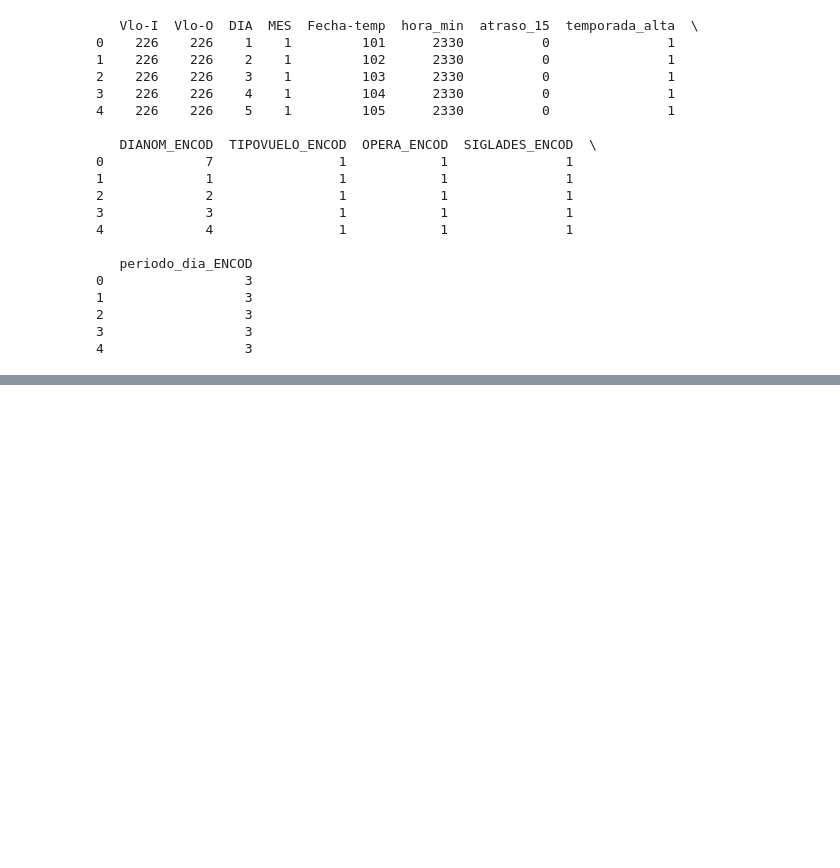
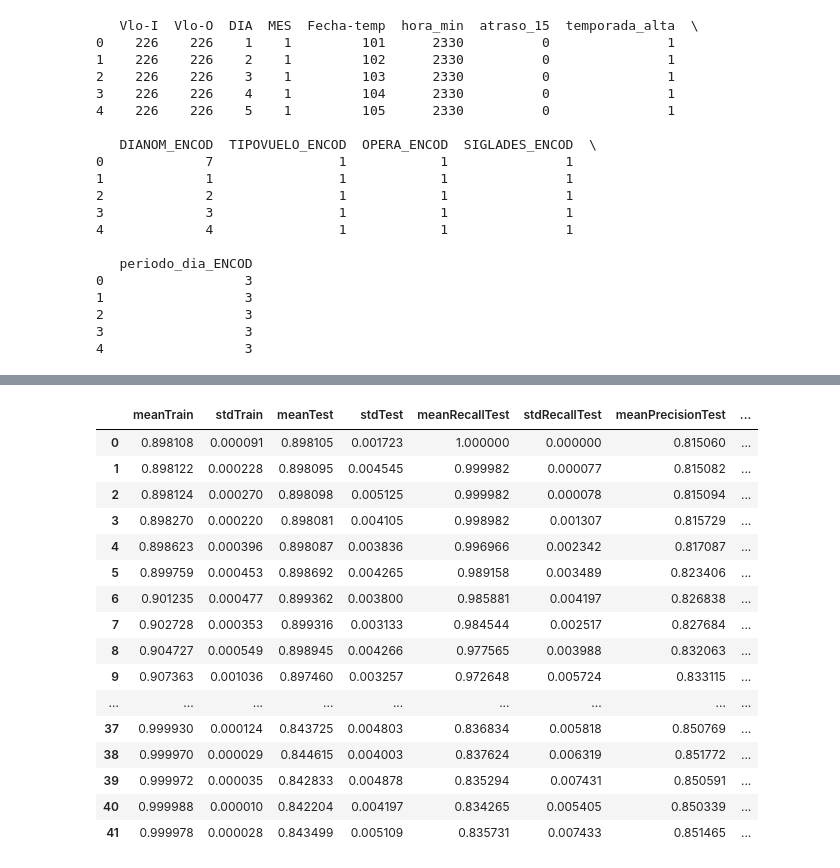
Before and after one commit to hecmil/DS_LATAM, a Jupyter notebook: solution.ipynb, the cells around one changed output, grey strips where cells are left out. Saved outputs shown, nothing was run; the diff lists cells and outputs as text; code cells hidden in the pictures; blank space fills up the shorter version.

```diff
--- a/solution.ipynb
+++ b/solution.ipynb
@@ -650,3 +665,23 @@ Duración:  0:05:07.368667
+# %%
+resultados
+# %% [output]
+|  | meanTrain | stdTrain | meanTest | stdTest | meanRecallTest | stdRecallTest | meanPrecisionTest | ... |
+| 0 | 0.898108 | 0.000091 | 0.898105 | 0.001723 | 1.000000 | 0.000000 | 0.815060 | ... |
+| 1 | 0.898122 | 0.000228 | 0.898095 | 0.004545 | 0.999982 | 0.000077 | 0.815082 | ... |
+| 2 | 0.898124 | 0.000270 | 0.898098 | 0.005125 | 0.999982 | 0.000078 | 0.815094 | ... |
+| 3 | 0.898270 | 0.000220 | 0.898081 | 0.004105 | 0.998982 | 0.001307 | 0.815729 | ... |
+| 4 | 0.898623 | 0.000396 | 0.898087 | 0.003836 | 0.996966 | 0.002342 | 0.817087 | ... |
+| 5 | 0.899759 | 0.000453 | 0.898692 | 0.004265 | 0.989158 | 0.003489 | 0.823406 | ... |
+| 6 | 0.901235 | 0.000477 | 0.899362 | 0.003800 | 0.985881 | 0.004197 | 0.826838 | ... |
+| 7 | 0.902728 | 0.000353 | 0.899316 | 0.003133 | 0.984544 | 0.002517 | 0.827684 | ... |
+| 8 | 0.904727 | 0.000549 | 0.898945 | 0.004266 | 0.977565 | 0.003988 | 0.832063 | ... |
+| 9 | 0.907363 | 0.001036 | 0.897460 | 0.003257 | 0.972648 | 0.005724 | 0.833115 | ... |
+| ... | ... | ... | ... | ... | ... | ... | ... | ... |
+| 37 | 0.999930 | 0.000124 | 0.843725 | 0.004803 | 0.836834 | 0.005818 | 0.850769 | ... |
+| 38 | 0.999970 | 0.000029 | 0.844615 | 0.004003 | 0.837624 | 0.006319 | 0.851772 | ... |
+| 39 | 0.999972 | 0.000035 | 0.842833 | 0.004878 | 0.835294 | 0.007431 | 0.850591 | ... |
+| 40 | 0.999988 | 0.000010 | 0.842204 | 0.004197 | 0.834265 | 0.005405 | 0.850339 | ... |
+| 41 | 0.999978 | 0.000028 | 0.843499 | 0.005109 | 0.835731 | 0.007433 | 0.851465 | ... |
 # %%
 #Graficando los errores
 maxDepthTemp=max(resultados.maxDepth)
```
Also changed, not shown: parts of 38 cells of this notebook.
